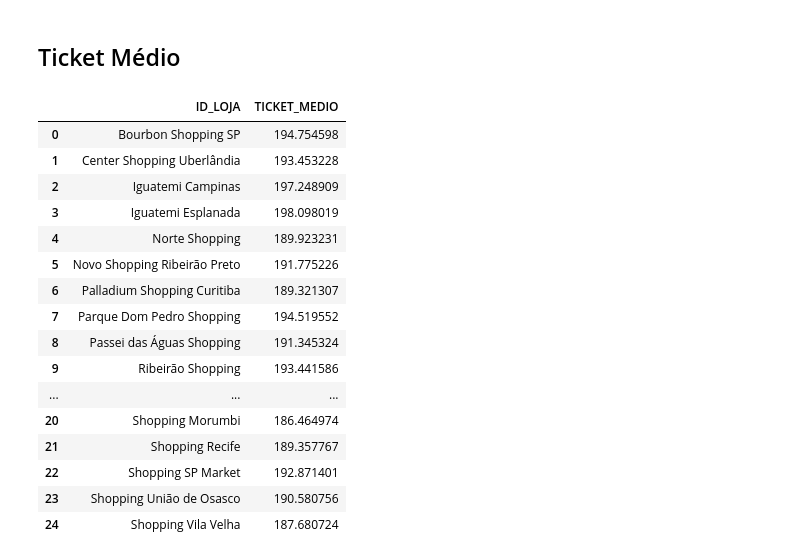
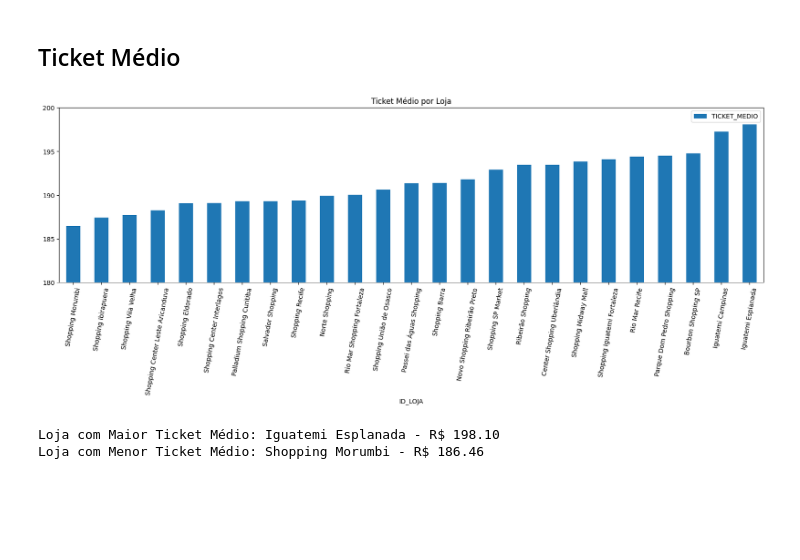
Before and after one commit to ro77en/data-science-challenges, a Jupyter notebook: Desafio 1/main.ipynb, the cells around one changed output. Cells and saved outputs as stored; diff of their text form; code cells hidden in the pictures; blank space fills up the shorter version.

Commit message:
Gráfico Ticket Médio

```diff
--- a/Desafio 1/main.ipynb
+++ b/Desafio 1/main.ipynb
@@ -152,26 +150,35 @@ Loja com Maior Quantidade de Vendas: Shopping Vila Velha - 9224 vendas
 Loja com Menor Quantidade de Vendas: Shopping Midway Mall - 8206 vendas
 # %% [markdown]
 ## Ticket Médio
-# %%
-# ticket medio = faturamento / qtd
-ticket_medio = (faturamento_lojas['VLR_FINAL'] / vendas_lojas['QTD']).to_frame()
-ticket_medio = ticket_medio.rename(columns={0:'TICKET_MEDIO'})
-ticket_medio.reset_index()
-# %% [output]
-|  | ID_LOJA | TICKET_MEDIO |
-| 0 | Bourbon Shopping SP | 194.754598 |
-| 1 | Center Shopping Uberlândia | 193.453228 |
-| 2 | Iguatemi Campinas | 197.248909 |
-| 3 | Iguatemi Esplanada | 198.098019 |
-| 4 | Norte Shopping | 189.923231 |
-| 5 | Novo Shopping Ribeirão Preto | 191.775226 |
-| 6 | Palladium Shopping Curitiba | 189.321307 |
-| 7 | Parque Dom Pedro Shopping | 194.519552 |
-| 8 | Passei das Águas Shopping | 191.345324 |
-| 9 | Ribeirão Shopping | 193.441586 |
-| ... | ... | ... |
-| 20 | Shopping Morumbi | 186.464974 |
-| 21 | Shopping Recife | 189.357767 |
-| 22 | Shopping SP Market | 192.871401 |
-| 23 | Shopping União de Osasco | 190.580756 |
-| 24 | Shopping Vila Velha | 187.680724 |
+# %%
+# ticket medio = faturamento / qtd
+ticket_medio = (faturamento_lojas['VLR_FINAL'] / vendas_lojas['QTD']).to_frame()
+ticket_medio = ticket_medio.rename(columns={0:'TICKET_MEDIO'})
+ticket_medio = ticket_medio.sort_values(by='TICKET_MEDIO')
+
+
+fig, ax = plt.subplots(figsize=(20,5))
+ticket_medio.plot.bar(rot=80, title='Ticket Médio por Loja', ax=ax)
+y_labels = [180, 185, 190, 195, 200]
+ax.set_ylim(180, 200)
+ax.set_yticks(y_labels)
+ax.set_yticklabels([f'{val:.0f}' for val in y_labels])
+plt.savefig('ticket_lojas.png', bbox_inches='tight', pad_inches=0.3)
+plt.show()
+
+# Maior e Menor Quantidades
+graf_ticket_medio = ticket_medio.reset_index()
+
+indice = graf_ticket_medio['TICKET_MEDIO'].idxmax()
+id_maior = graf_ticket_medio.at[indice, 'ID_LOJA']
+maior_ticket = max(graf_ticket_medio['TICKET_MEDIO'])
+print(f'Loja com Maior Ticket Médio: {id_maior} - R$ {maior_ticket:.2f}')
+
+indice = graf_ticket_medio['TICKET_MEDIO'].idxmin()
+id_menor = graf_ticket_medio.at[indice, 'ID_LOJA']
+menor_ticket = min(graf_ticket_medio['TICKET_MEDIO'])
+print(f'Loja com Menor Ticket Médio: {id_menor} - R$ {menor_ticket:.2f}')
+# %% [output]
+[figure, added]
+Loja com Maior Ticket Médio: Iguatemi Esplanada - R$ 198.10
+Loja com Menor Ticket Médio: Shopping Morumbi - R$ 186.46
```
Also changed, not shown: parts of 2 cells of this notebook, 1 other file.
